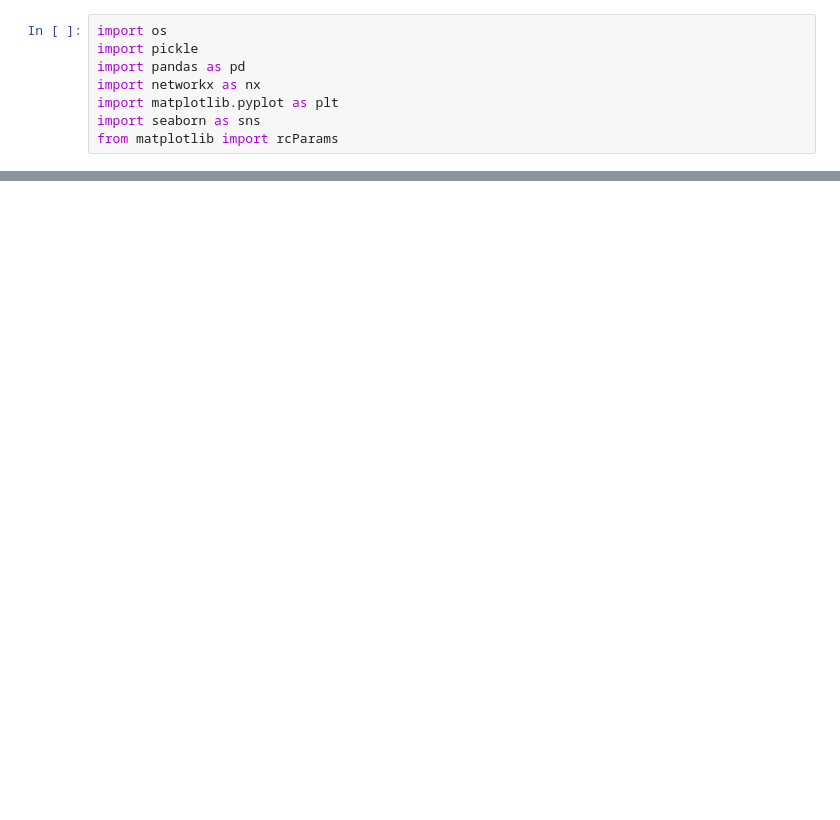
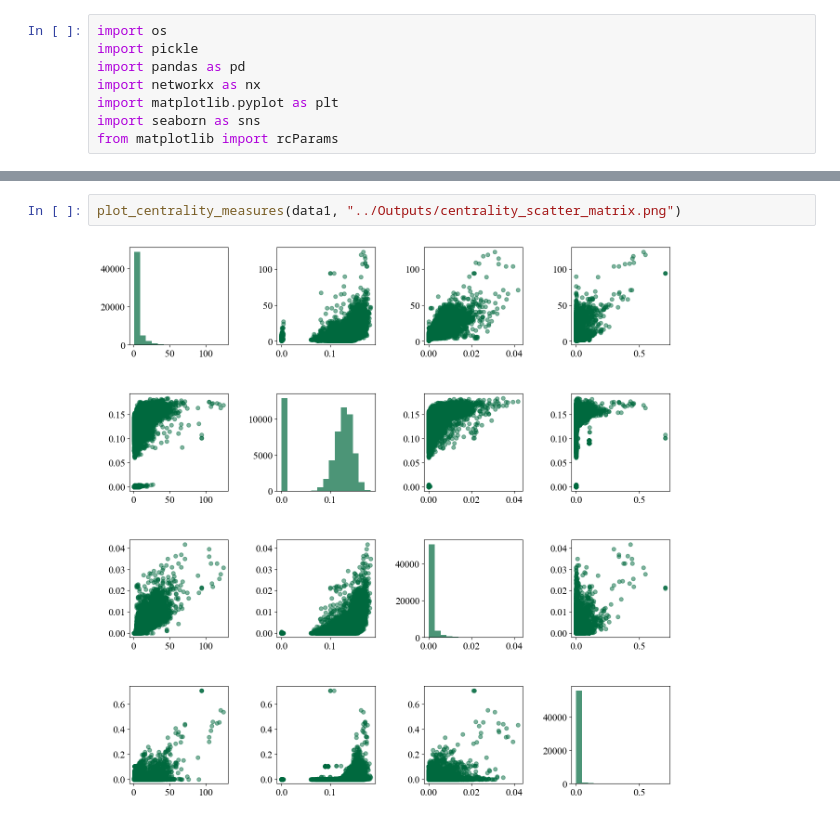
Before and after one commit to bhinshaww/MDSC-Culminating-Experience--Dartmouth-College-, a Jupyter notebook: Analyses/Network Statistics.ipynb, the cells around one changed output, grey strips where cells are left out. Saved outputs shown, nothing was run; the diff lists cells and outputs as text; blank space fills up the shorter version.

```diff
--- a/Analyses/Network Statistics.ipynb
+++ b/Analyses/Network Statistics.ipynb
@@ -128,0 +135,4 @@ main(folder_path)
+# %%
+plot_centrality_measures(data1, "../Outputs/centrality_scatter_matrix.png")
+# %% [output]
+[figure, added]
```
Also changed, not shown: parts of 3 cells of this notebook, 11 other files.
